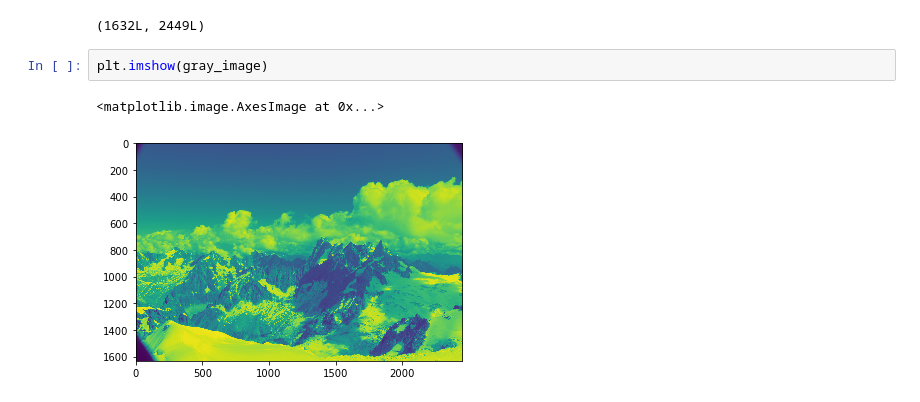
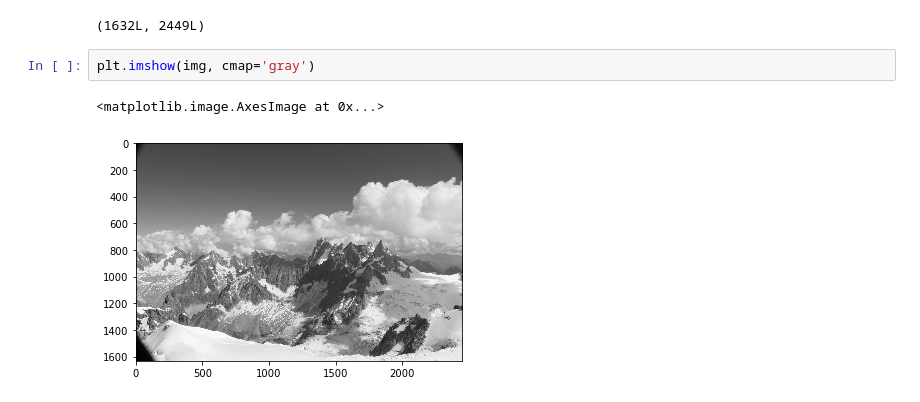
Before and after one commit to mohammed-mohiuddin/OpenCV-Tutorials, a Jupyter notebook: 3. Grayscaling and Plotting openCV images using matplotlib.ipynb, the cells around one changed output. Drawn from its saved outputs; the diff is of its cells as text.

```diff
--- a/3. Grayscaling and Plotting openCV images using matplotlib.ipynb
+++ b/3. Grayscaling and Plotting openCV images using matplotlib.ipynb
@@ -95,7 +95,7 @@ np.shape(img)
 # %% [output]
 (1632L, 2449L)
 # %%
-plt.imshow(gray_image)
+plt.imshow(img, cmap='gray')
 # %% [output]
 <matplotlib.image.AxesImage at 0x...>
-[figure, old version]
+[figure, new version]
```
Also changed, not shown: parts of 1 cell of this notebook.
